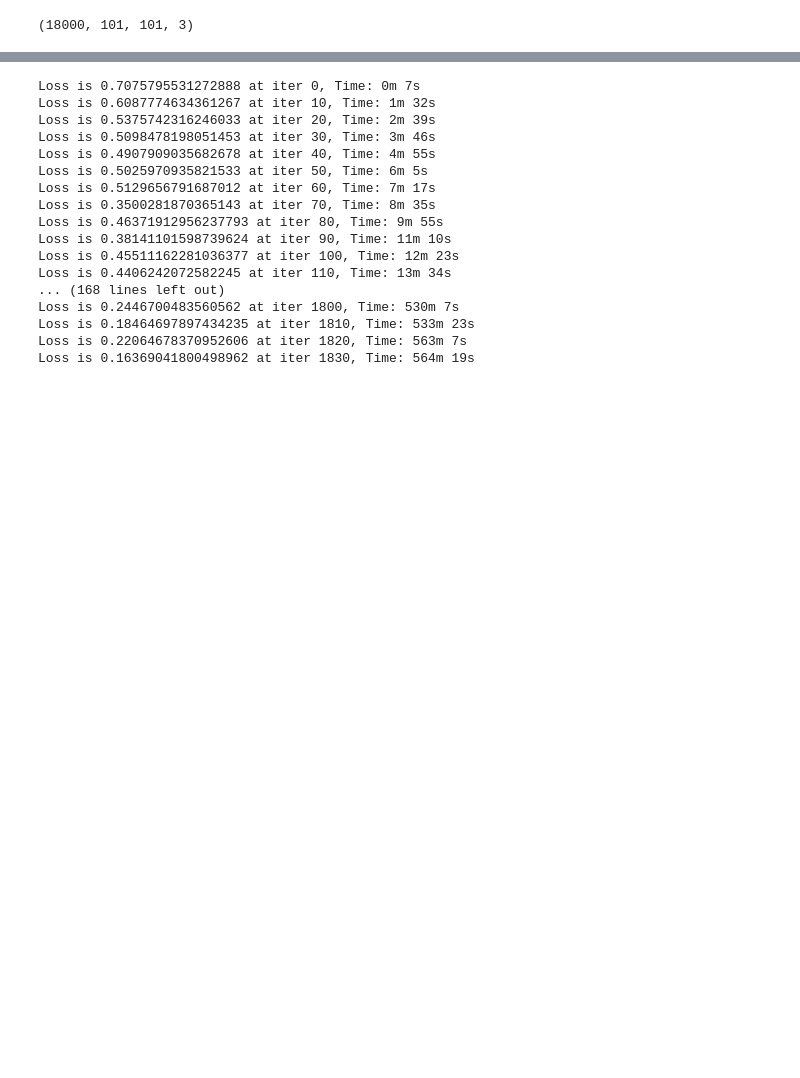
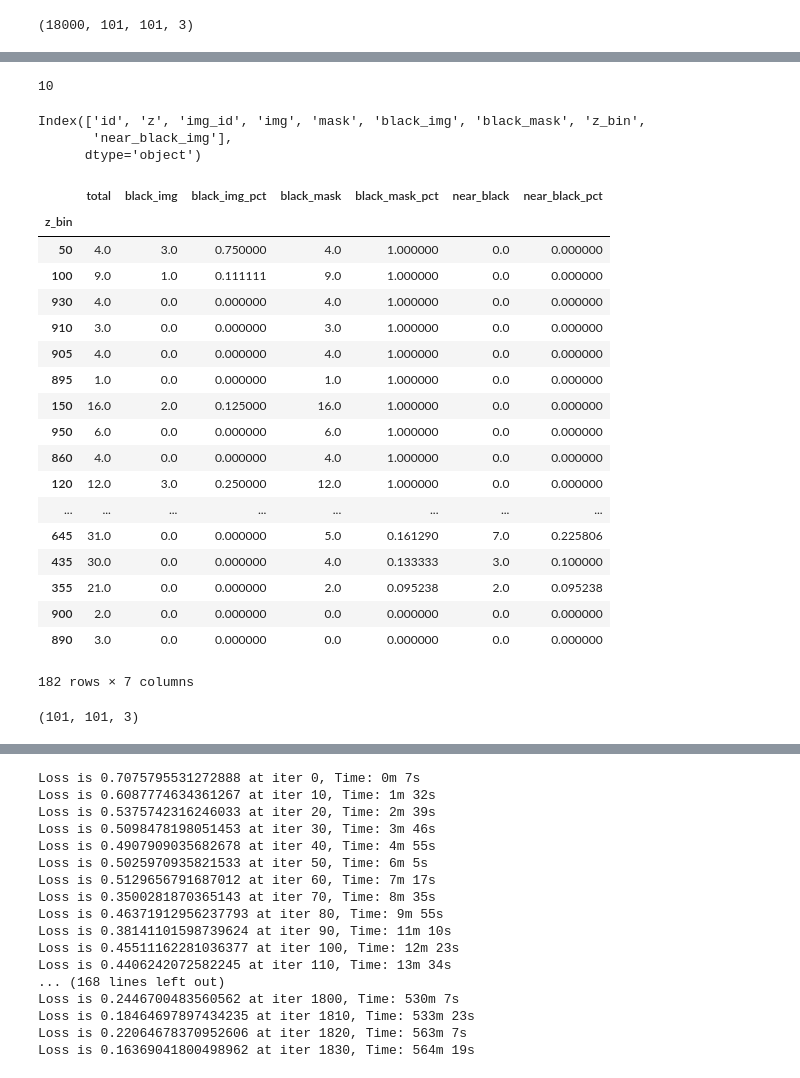
Before and after one commit to allen-q/pytorch-learning, a Jupyter notebook: kaggle/salt/salt_eda_v3.ipynb, the cells around one changed output, grey strips where cells are left out. Drawn from its saved outputs; the diff is of its cells as text; code cells hidden in the pictures; blank space fills up the shorter version.

```diff
--- a/kaggle/salt/salt_eda_v3.ipynb
+++ b/kaggle/salt/salt_eda_v3.ipynb
@@ -84,0 +105,4 @@ np_test.shape
+# %%
+df_train['near_black_img'] = df_train['mask'].apply(lambda x: np.sum(x.astype(bool))).between(1,101)
+# %%
+df_train['black_img'] = df_train.img.apply(np.sum)==0
@@ -84,0 +111,4 @@ np_test.shape
+# %%
+df_train.z.floordiv(10).mul(10).nunique()
+# %% [output]
+10
@@ -84,0 +117,42 @@ np_test.shape
+# %%
+df_train.columns
+# %% [output]
+Index(['id', 'z', 'img_id', 'img', 'mask', 'black_img', 'black_mask', 'z_bin',
+       'near_black_img'],
+      dtype='object')
+# %%
+(
+    df_train.groupby('z_bin')
+    .apply(lambda x: pd.Series([len(x),
+                               x.black_img.sum(),
+                               x.black_img.sum()/len(x),
+                               x.black_mask.sum(),
+                               x.black_mask.sum()/len(x),
+                               x.near_black_img.sum(),
+                               x.near_black_img.sum()/len(x)],
+                               ['total', 'black_img', 'black_img_pct',
+                                'black_mask', 'black_mask_pct',
+                               'near_black', 'near_black_pct'])
+          )
+    .sort_values('black_mask_pct', ascending=False)
+)
+# %% [output]
+|  | total | black_img | black_img_pct | black_mask | black_mask_pct | near_black | near_black_pct |
+| z_bin |  |  |  |  |  |  |  |
+| 50 | 4.0 | 3.0 | 0.750000 | 4.0 | 1.000000 | 0.0 | 0.000000 |
+| 100 | 9.0 | 1.0 | 0.111111 | 9.0 | 1.000000 | 0.0 | 0.000000 |
+| 930 | 4.0 | 0.0 | 0.000000 | 4.0 | 1.000000 | 0.0 | 0.000000 |
+| 910 | 3.0 | 0.0 | 0.000000 | 3.0 | 1.000000 | 0.0 | 0.000000 |
+| 905 | 4.0 | 0.0 | 0.000000 | 4.0 | 1.000000 | 0.0 | 0.000000 |
+| 895 | 1.0 | 0.0 | 0.000000 | 1.0 | 1.000000 | 0.0 | 0.000000 |
+| 150 | 16.0 | 2.0 | 0.125000 | 16.0 | 1.000000 | 0.0 | 0.000000 |
+| 950 | 6.0 | 0.0 | 0.000000 | 6.0 | 1.000000 | 0.0 | 0.000000 |
+| 860 | 4.0 | 0.0 | 0.000000 | 4.0 | 1.000000 | 0.0 | 0.000000 |
+| 120 | 12.0 | 3.0 | 0.250000 | 12.0 | 1.000000 | 0.0 | 0.000000 |
+| ... | ... | ... | ... | ... | ... | ... | ... |
+| 645 | 31.0 | 0.0 | 0.000000 | 5.0 | 0.161290 | 7.0 | 0.225806 |
+| 435 | 30.0 | 0.0 | 0.000000 | 4.0 | 0.133333 | 3.0 | 0.100000 |
+| 355 | 21.0 | 0.0 | 0.000000 | 2.0 | 0.095238 | 2.0 | 0.095238 |
+| 900 | 2.0 | 0.0 | 0.000000 | 0.0 | 0.000000 | 0.0 | 0.000000 |
+| 890 | 3.0 | 0.0 | 0.000000 | 0.0 | 0.000000 | 0.0 | 0.000000 |
+182 rows × 7 columns
@@ -84,0 +163,4 @@ np_test.shape
+# %%
+img_397[0].shape
+# %% [output]
+(101, 101, 3)
```
Also changed, not shown: parts of 12 cells of this notebook, 6 other files.
